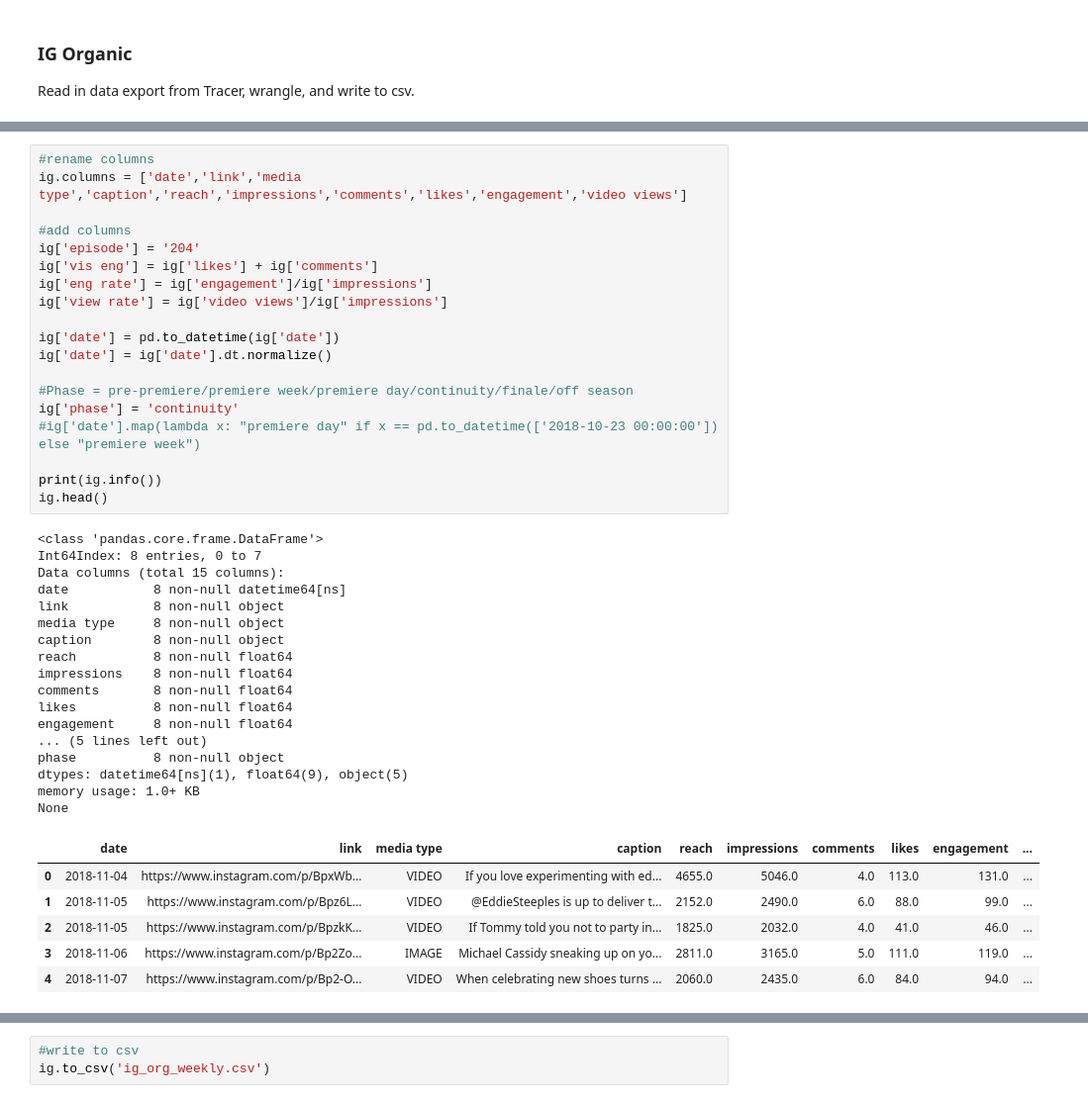
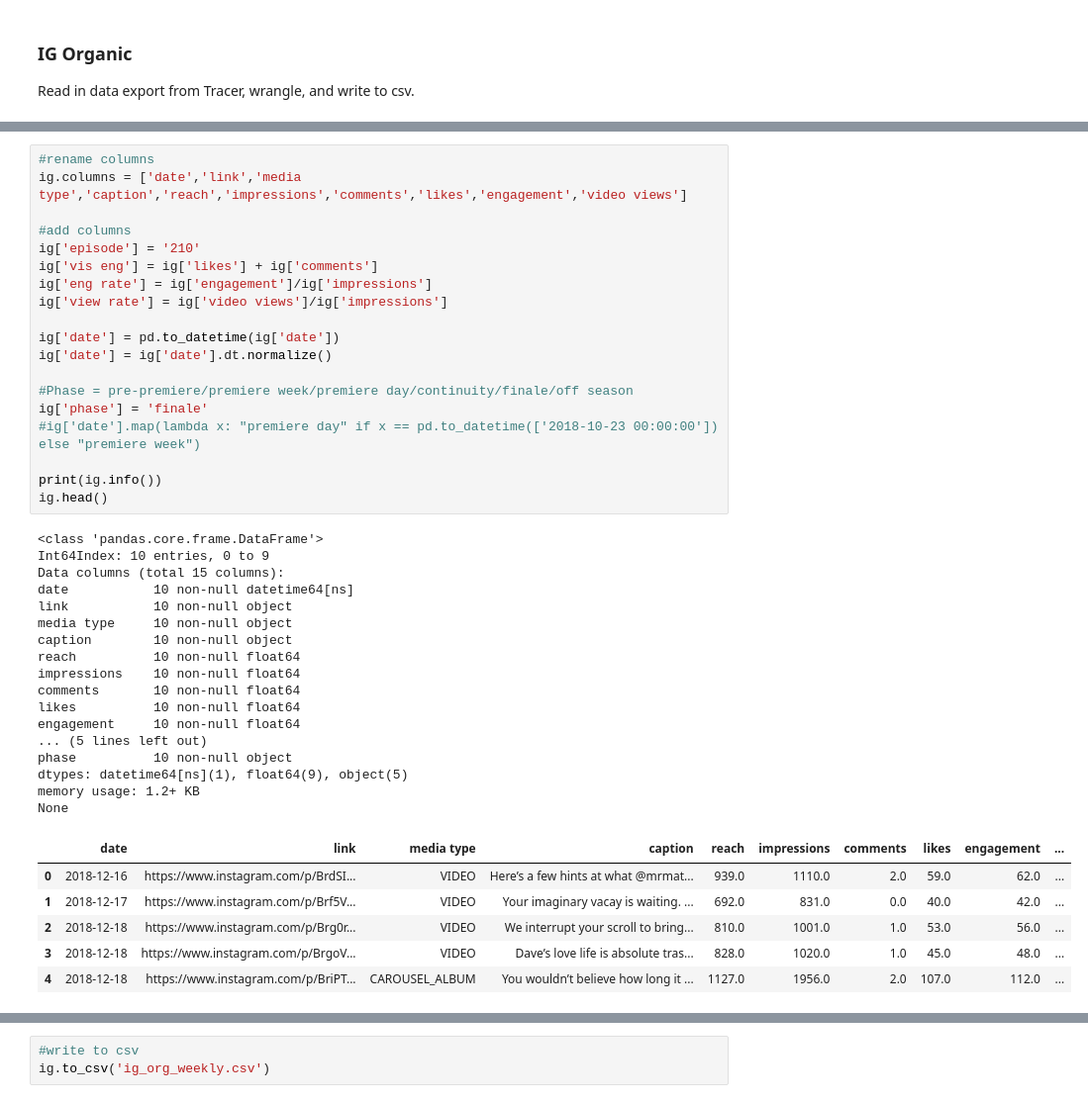
Before and after one commit to ccaddel/organicsocial_gb, a Jupyter notebook: GuestBook_Weekly.ipynb, the cells around one changed output, grey strips where cells are left out. Shown at 99% size. Drawn from its saved outputs; the diff is of its cells as text.

```diff
--- a/GuestBook_Weekly.ipynb
+++ b/GuestBook_Weekly.ipynb
@@ -595,46 +602,46 @@ ig
 # %%
 #rename columns
 ig.columns = ['date','link','media type','caption','reach','impressions','comments','likes','engagement','video views']
 
 #add columns
-ig['episode'] = '204'
+ig['episode'] = '210'
 ig['vis eng'] = ig['likes'] + ig['comments']
 ig['eng rate'] = ig['engagement']/ig['impressions']
 ig['view rate'] = ig['video views']/ig['impressions']
 
 ig['date'] = pd.to_datetime(ig['date'])
 ig['date'] = ig['date'].dt.normalize()
 
 #Phase = pre-premiere/premiere week/premiere day/continuity/finale/off season
-ig['phase'] = 'continuity'
+ig['phase'] = 'finale'
 #ig['date'].map(lambda x: "premiere day" if x == pd.to_datetime(['2018-10-23 00:00:00']) else "premiere week")
 
 print(ig.info())
 ig.head()
 # %% [output]
 <class 'pandas.core.frame.DataFrame'>
-Int64Index: 8 entries, 0 to 7
+Int64Index: 10 entries, 0 to 9
 Data columns (total 15 columns):
-date           8 non-null datetime64[ns]
-link           8 non-null object
-media type     8 non-null object
-caption        8 non-null object
-reach          8 non-null float64
-impressions    8 non-null float64
-comments       8 non-null float64
-likes          8 non-null float64
-engagement     8 non-null float64
+date           10 non-null datetime64[ns]
+link           10 non-null object
+media type     10 non-null object
+caption        10 non-null object
+reach          10 non-null float64
+impressions    10 non-null float64
+comments       10 non-null float64
+likes          10 non-null float64
+engagement     10 non-null float64
 ... (5 lines left out)
-phase          8 non-null object
+phase          10 non-null object
 dtypes: datetime64[ns](1), float64(9), object(5)
-memory usage: 1.0+ KB
+memory usage: 1.2+ KB
 None
 |  | date | link | media type | caption | reach | impressions | comments | likes | engagement | ... |
-| 0 | 2018-11-04 | https://www.instagram.com/p/BpxWb... | VIDEO | If you love experimenting with ed... | 4655.0 | 5046.0 | 4.0 | 113.0 | 131.0 | ... |
-| 1 | 2018-11-05 | https://www.instagram.com/p/Bpz6L... | VIDEO | @EddieSteeples is up to deliver t... | 2152.0 | 2490.0 | 6.0 | 88.0 | 99.0 | ... |
-| 2 | 2018-11-05 | https://www.instagram.com/p/BpzkK... | VIDEO | If Tommy told you not to party in... | 1825.0 | 2032.0 | 4.0 | 41.0 | 46.0 | ... |
-| 3 | 2018-11-06 | https://www.instagram.com/p/Bp2Zo... | IMAGE | Michael Cassidy sneaking up on yo... | 2811.0 | 3165.0 | 5.0 | 111.0 | 119.0 | ... |
-| 4 | 2018-11-07 | https://www.instagram.com/p/Bp2-O... | VIDEO | When celebrating new shoes turns ... | 2060.0 | 2435.0 | 6.0 | 84.0 | 94.0 | ... |
+| 0 | 2018-12-16 | https://www.instagram.com/p/BrdSI... | VIDEO | Here’s a few hints at what @mrmat... | 939.0 | 1110.0 | 2.0 | 59.0 | 62.0 | ... |
+| 1 | 2018-12-17 | https://www.instagram.com/p/Brf5V... | VIDEO | Your imaginary vacay is waiting. ... | 692.0 | 831.0 | 0.0 | 40.0 | 42.0 | ... |
+| 2 | 2018-12-18 | https://www.instagram.com/p/Brg0r... | VIDEO | We interrupt your scroll to bring... | 810.0 | 1001.0 | 1.0 | 53.0 | 56.0 | ... |
+| 3 | 2018-12-18 | https://www.instagram.com/p/BrgoV... | VIDEO | Dave’s love life is absolute tras... | 828.0 | 1020.0 | 1.0 | 45.0 | 48.0 | ... |
+| 4 | 2018-12-18 | https://www.instagram.com/p/BriPT... | CAROUSEL_ALBUM | You wouldn’t believe how long it ... | 1127.0 | 1956.0 | 2.0 | 107.0 | 112.0 | ... |
 # %%
 #messaging column based on caption containing certain words
 ig['messaging'] = ig['caption'].map(lambda x: "Premiere" if 'premiere' in x else "Tuesday" if 'Tues' in x
```
Also changed, not shown: parts of 25 cells of this notebook.
